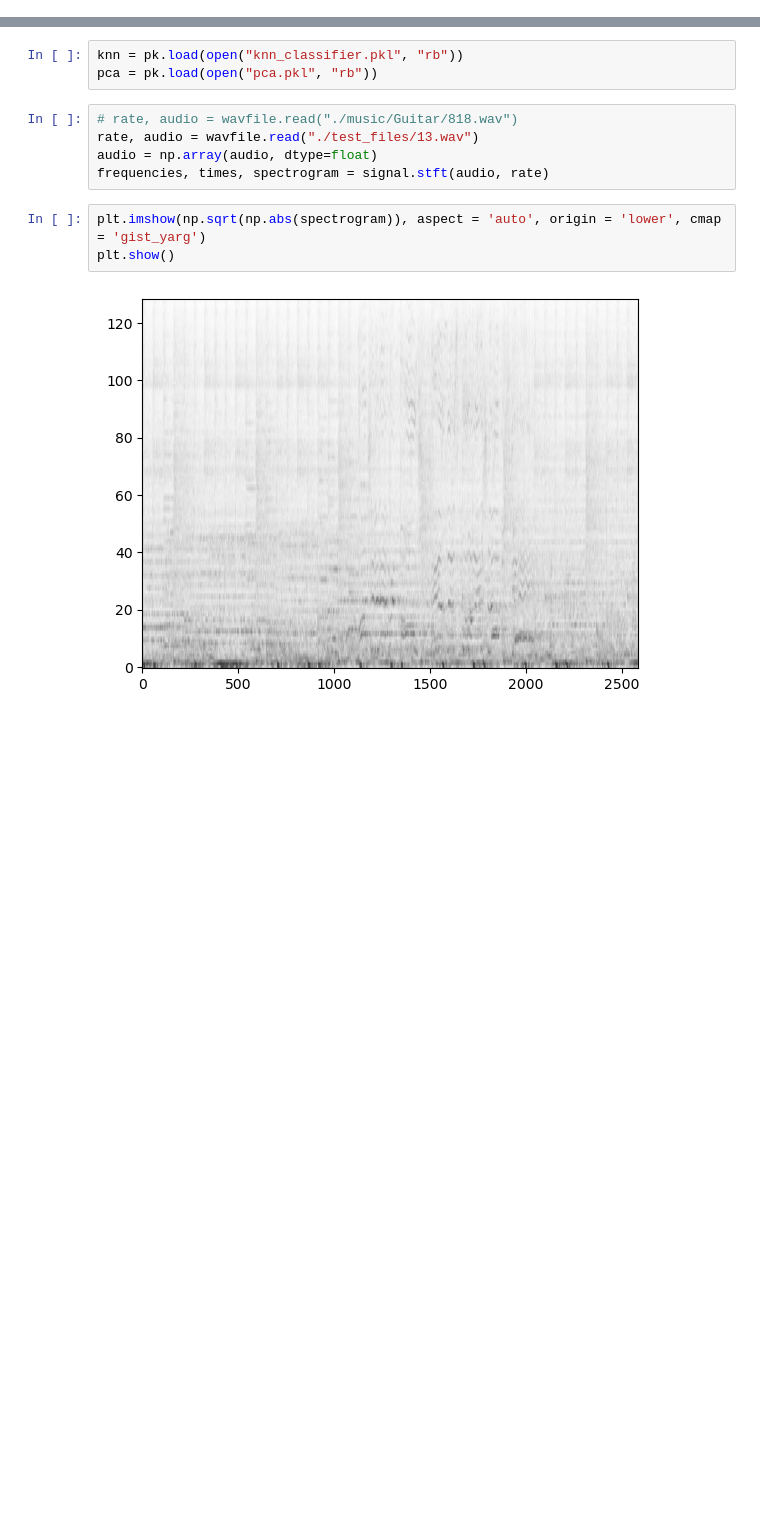
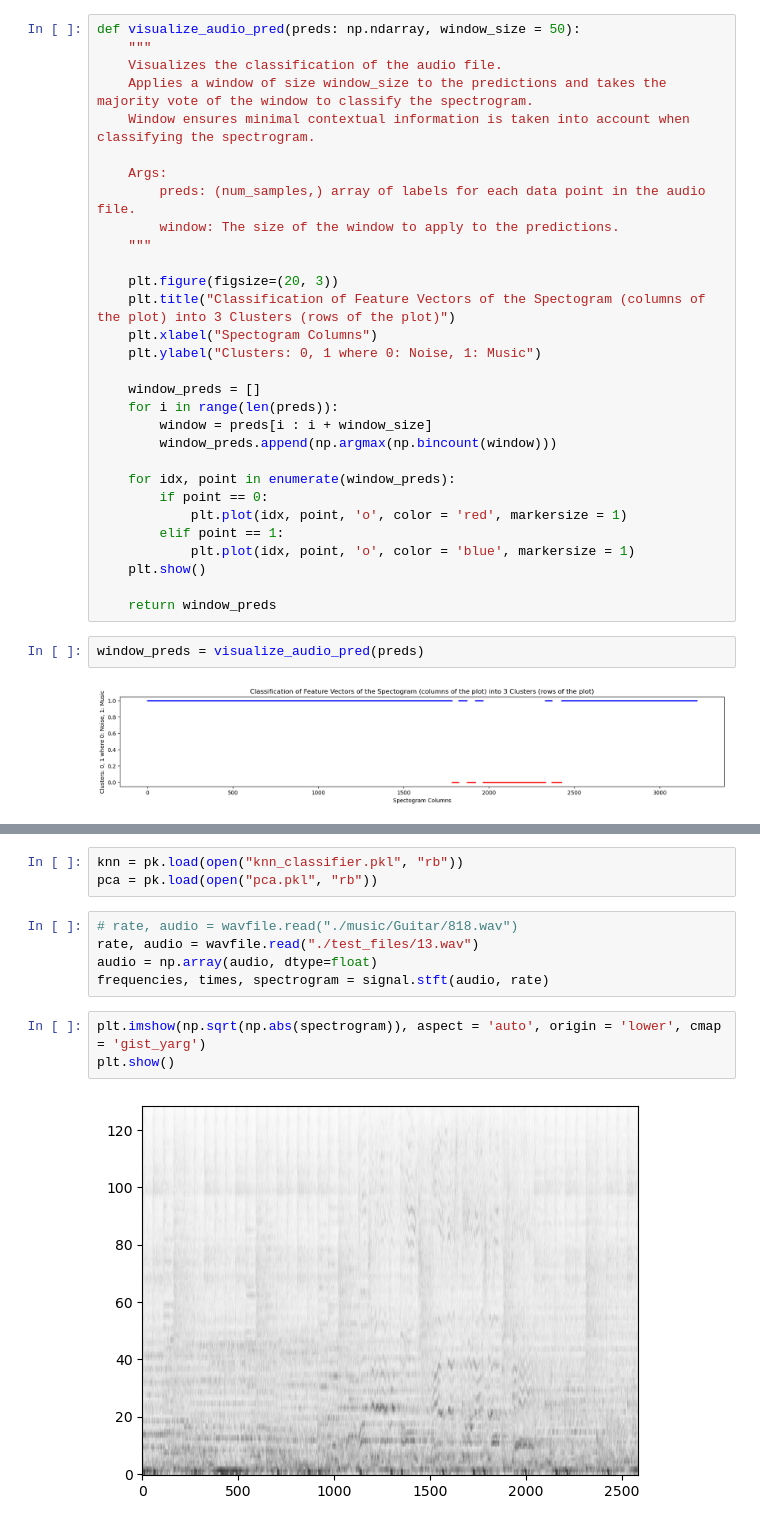
Before and after one commit to AhaanKanaujia/MusicAudioDenoiser, a Jupyter notebook: main.ipynb, the cells around one changed output, grey strips where cells are left out. Cells and saved outputs as stored; diff of their text form; blank space fills up the shorter version.

```diff
--- a/main.ipynb
+++ b/main.ipynb
@@ -12,0 +218,34 @@ Intel MKL WARNING: Support of Intel(R) Streaming SIMD Extensions 4.2 (Intel(R) S
+# %%
+def visualize_audio_pred(preds: np.ndarray, window_size = 50):
+    """
+    Visualizes the classification of the audio file.
+    Applies a window of size window_size to the predictions and takes the majority vote of the window to classify the spectrogram.
+    Window ensures minimal contextual information is taken into account when classifying the spectrogram.
+
+    Args:
+        preds: (num_samples,) array of labels for each data point in the audio file.
+        window: The size of the window to apply to the predictions.
+    """
+
+    plt.figure(figsize=(20, 3))
+    plt.title("Classification of Feature Vectors of the Spectogram (columns of the plot) into 3 Clusters (rows of the plot)")
+    plt.xlabel("Spectogram Columns")
+    plt.ylabel("Clusters: 0, 1 where 0: Noise, 1: Music")
+
+    window_preds = []
+    for i in range(len(preds)):
+        window = preds[i : i + window_size]
+        window_preds.append(np.argmax(np.bincount(window)))
+
+    for idx, point in enumerate(window_preds):
+        if point == 0:
+            plt.plot(idx, point, 'o', color = 'red', markersize = 1)
+        elif point == 1:
+            plt.plot(idx, point, 'o', color = 'blue', markersize = 1)
+    plt.show()
+
+    return window_preds
+# %%
+window_preds = visualize_audio_pred(preds)
+# %% [output]
+[figure, added]
```
Also changed, not shown: parts of 18 cells of this notebook.
